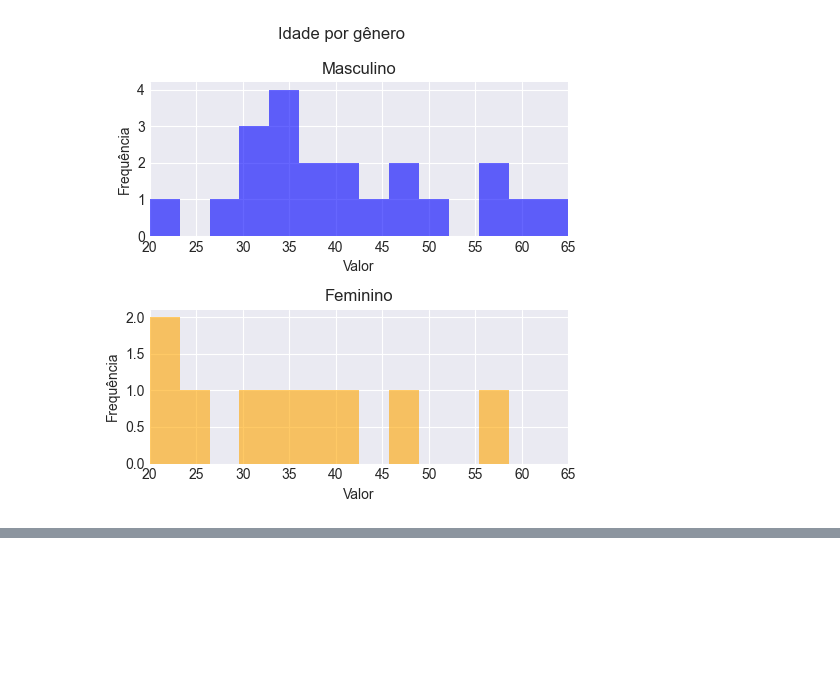
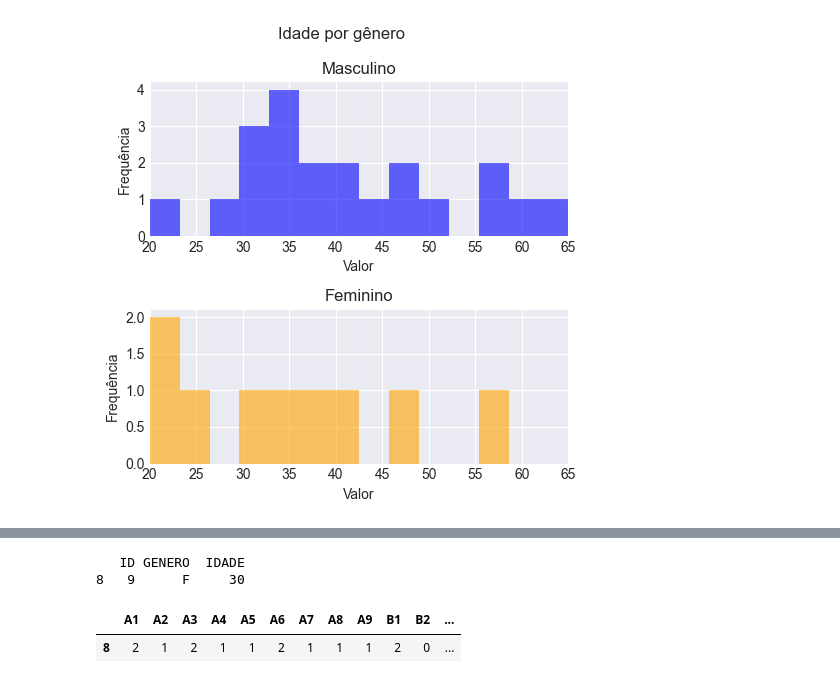
Before and after one commit to cabrau/tdah-drug-dependency, a Jupyter notebook: tdah.ipynb, the cells around one changed output, grey strips where cells are left out. Saved outputs shown, nothing was run; the diff lists cells and outputs as text; code cells hidden in the pictures; blank space fills up the shorter version.

```diff
--- a/tdah.ipynb
+++ b/tdah.ipynb
@@ -580,3 +586,12 @@ dtype: float64
+# %%
+# menor variância
+print(df[df['ID']==std_patients.index[std_patients.argmin()]][['ID','GENERO','IDADE']])
+df[df['ID']==std_patients.index[std_patients.argmin()]][df_questions.columns]
+# %% [output]
+   ID GENERO  IDADE
+8   9      F     30
+|  | A1 | A2 | A3 | A4 | A5 | A6 | A7 | A8 | A9 | B1 | B2 | ... |
+| 8 | 2 | 1 | 2 | 1 | 1 | 2 | 1 | 1 | 1 | 2 | 0 | ... |
 # %% [markdown]
 # Ideias
 Questão motivadora: vale a pena investigar tdah para dependencia química? <br>
```
Also changed, not shown: parts of 39 cells of this notebook.
